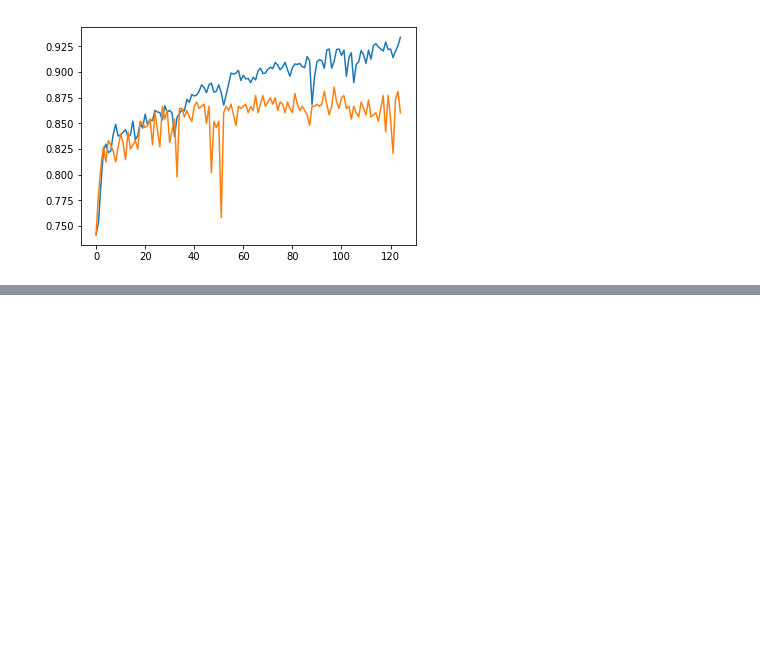
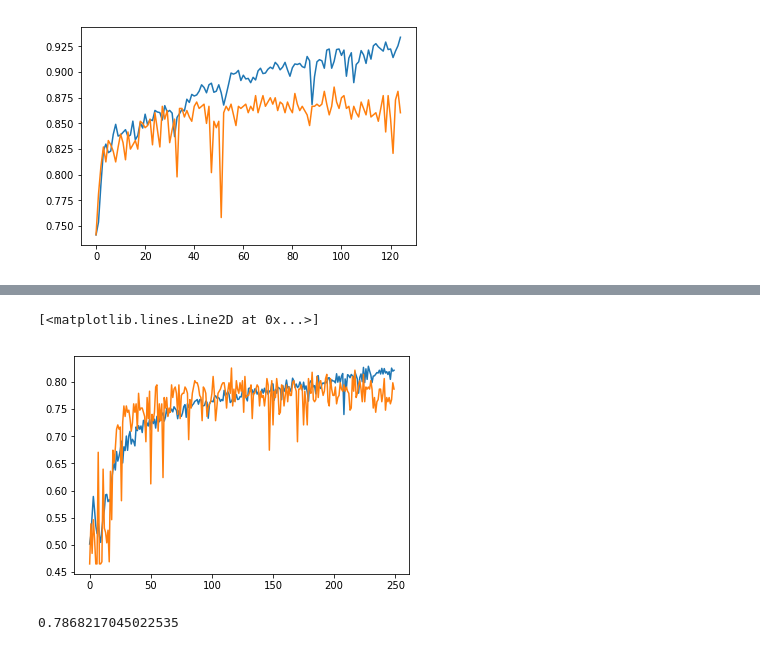
Before and after one commit to jlin816/gyrosec, a Jupyter notebook: preprocess.ipynb, the cells around one changed output, grey strips where cells are left out. Cells and saved outputs as stored; diff of their text form; code cells hidden in the pictures; blank space fills up the shorter version.

Commit message:
Model improvements

```diff
--- a/preprocess.ipynb
+++ b/preprocess.ipynb
@@ -260,8 +260,11 @@ visualize_classes(X_balanced, has_touch_y_balanced, 0)
 # %%
 def build_model():
     model = Sequential()
-    model.add(Dense(128, activation="relu", input_dim=(samples_per_window * 6)))
-    model.add(Dense(128, activation="relu"))
+    model.add(Dense(512, activation="relu", input_dim=(samples_per_window * 6)))
+    model.add(Dense(512, activation="relu"))
+    model.add(Dense(512, activation="relu"))
+    model.add(Dense(256, activation="relu"))
+    model.add(Dense(256, activation="relu"))
     model.add(Dense(128, activation="relu"))
     model.add(Dense(64, activation="relu"))#, kernel_regularizer=regularizers.l2(0.003)))
     model.add(Dense(1, activation="sigmoid"))
@@ -349,0 +326,5 @@ array([[[100. ,   2. ,   0. ],
+# %%
+# Train on all data
+x_train, x_test, y_train, y_test = train_test_split(X_balanced, has_touch_y_balanced, test_size=0.1)
+model = build_model()
+history = model.fit(x_train, y_train, epochs=250, batch_size=20, validation_data=(x_test, y_test))
@@ -349,0 +349,10 @@ array([[[100. ,   2. ,   0. ],
+# %%
+plt.plot(history.history["acc"])
+plt.plot(history.history["val_acc"])
+# %% [output]
+[<matplotlib.lines.Line2D at 0x...>]
+[figure, added]
+# %%
+print(history.history["val_acc"][-1])
+# %% [output]
+0.7868217045022535
```
Also changed, not shown: parts of 27 cells of this notebook, 26 other files.
